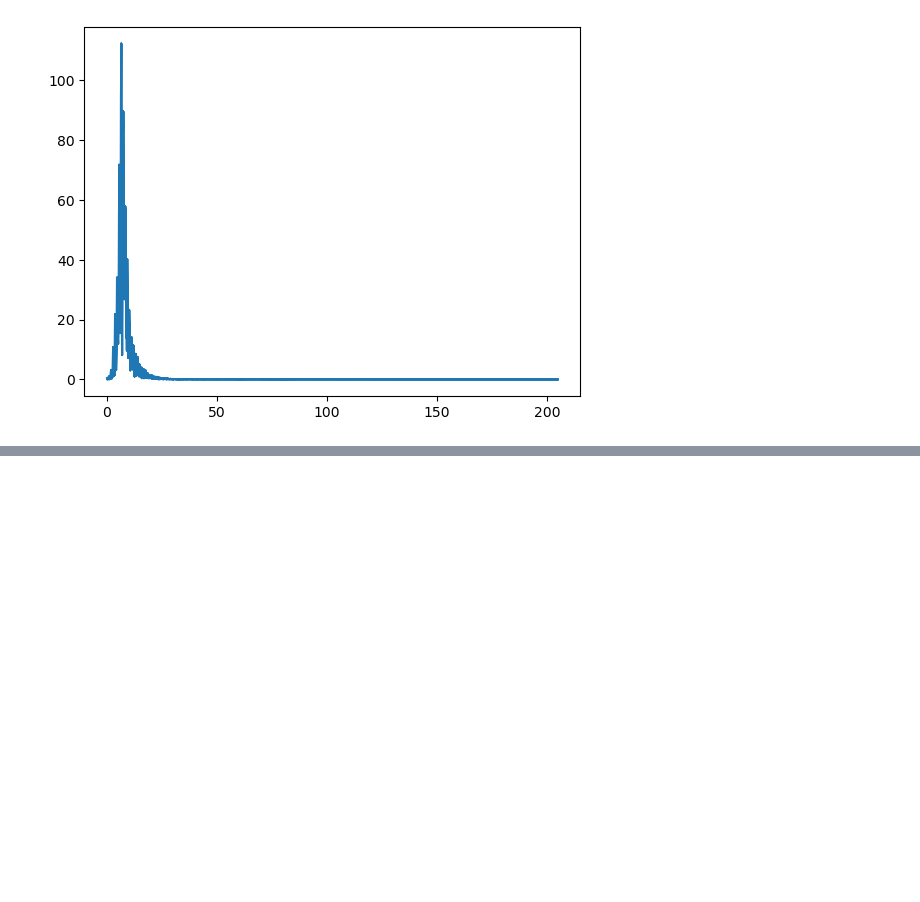
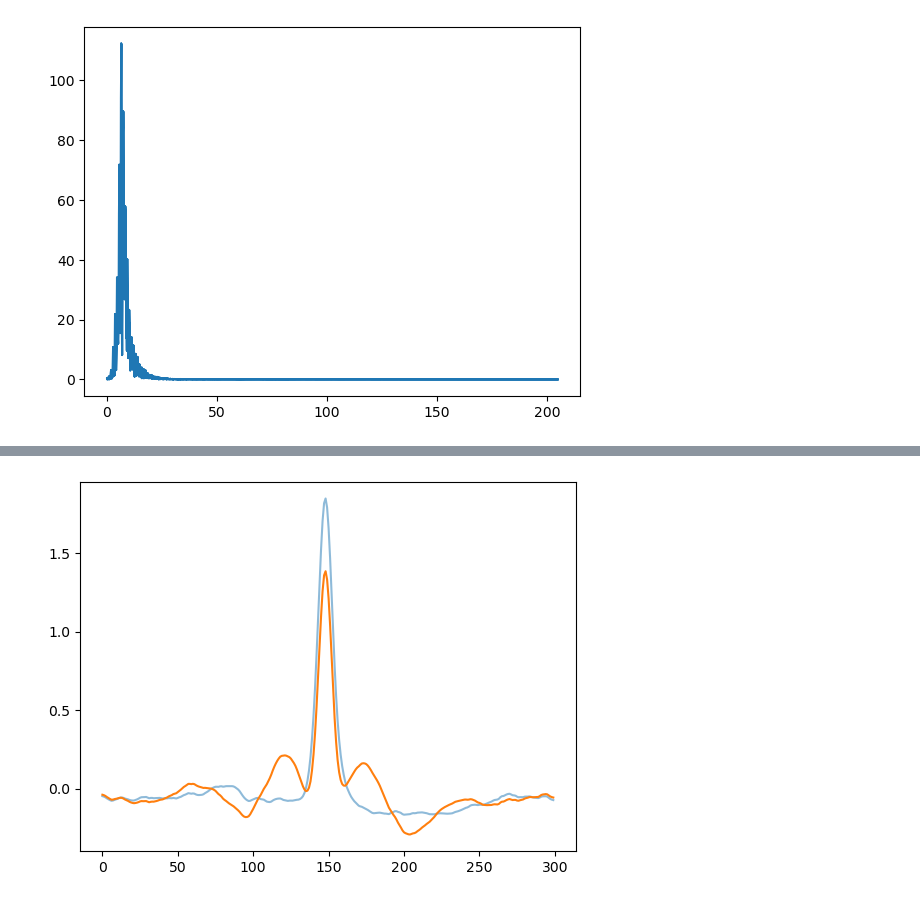
Before and after one commit to sanhitamj/ecg_unravel, a Jupyter notebook: notebooks/notch_pass.ipynb, the cells around one changed output, grey strips where cells are left out. Saved outputs shown, nothing was run; the diff lists cells and outputs as text; code cells hidden in the pictures; blank space fills up the shorter version.

```diff
--- a/notebooks/notch_pass.ipynb
+++ b/notebooks/notch_pass.ipynb
@@ -93,11 +94,13 @@ plt.show()
 # %%
+# More experimentation with the notch filter. For the first n_total subjects,
+# remove a specific frequency.
 freq = 7
 
 quality_factor = 2.0  # Quality factor
 
-n_total = 100  # total number of predictions
+n_total = 1000  # total number of predictions
 batch_size = 10
-n_batches = int(np.ceil(n_total/batch_size))
+n_batches = int(np.ceil(n_total / batch_size))
 
 data_array_trans = np.zeros([n_total, data_array.shape[1], data_array.shape[2]])
 
@@ -187,0 +146,6 @@ plt.show()
+# %%
+# Bring in the information on where the peaks are so that we can average
+# all beats from a single subject and channel into a single beat.
+
+beats_summary = pd.read_csv('../data/beats_summary_frame.csv')
+beats_summary.head()
@@ -187,0 +206,10 @@ plt.show()
+# %%
+# Visualize the difference between the raw averaged beat and the
+# notch passed average beat for one subject and channel.
+subject = 0
+channel = 0
+plt.plot(raw_one_beat[subject, 1900:2200, channel], alpha = 0.5)
+plt.plot(trans_one_beat[subject, 1900:2200, channel])
+plt.show()
+# %% [output]
+[figure, added]
```
Also changed, not shown: parts of 15 cells of this notebook.
